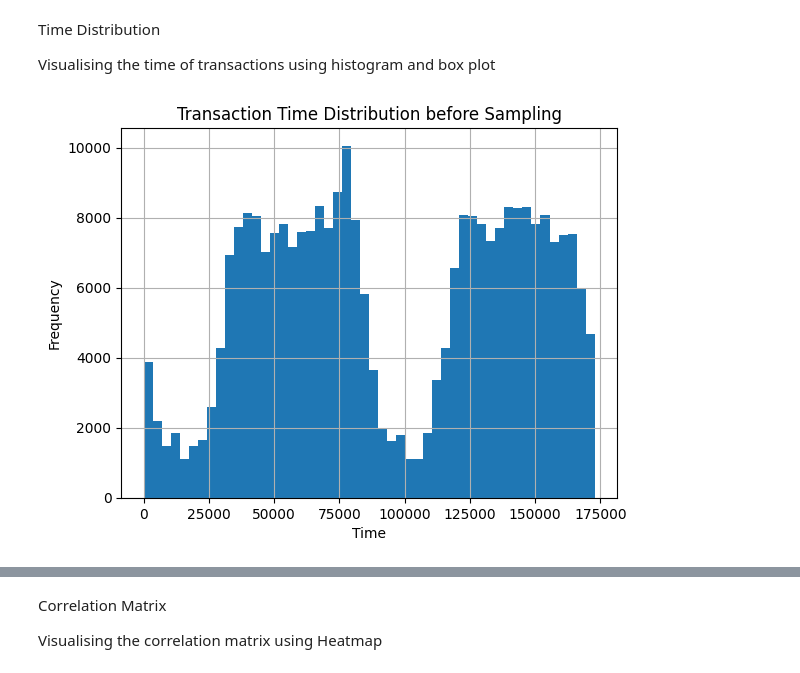
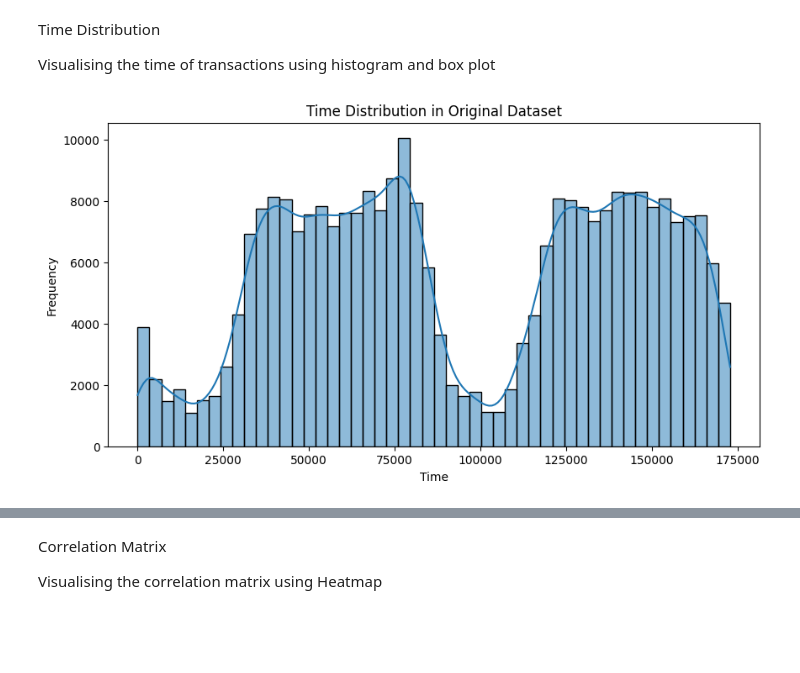
Before and after one commit to JLearning5/CSC320projectCCfraud, a Jupyter notebook: notebooks/Fraud_detection.ipynb, the cells around one changed output, grey strips where cells are left out. Cells and saved outputs as stored; diff of their text form; code cells hidden in the pictures; blank space fills up the shorter version.

```diff
--- a/notebooks/Fraud_detection.ipynb
+++ b/notebooks/Fraud_detection.ipynb
@@ -368,10 +295,12 @@ Time Distribution
 
 Visualising the time of transactions using histogram and box plot
 # %%
-df['Time'].hist(bins=50)
-plt.title('Transaction Time Distribution before Sampling')
+# Plot the histogram for the 'Time' distribution in the original dataset
+plt.figure(figsize=(10, 5))
+sns.histplot(df['Time'], bins=50, kde=True)
+plt.title('Time Distribution in Original Dataset')
 plt.xlabel('Time')
 plt.ylabel('Frequency')
 plt.show()
 # %% [output]
-[figure, old version]
+[figure, new version]
```
Also changed, not shown: parts of 56 cells of this notebook.
